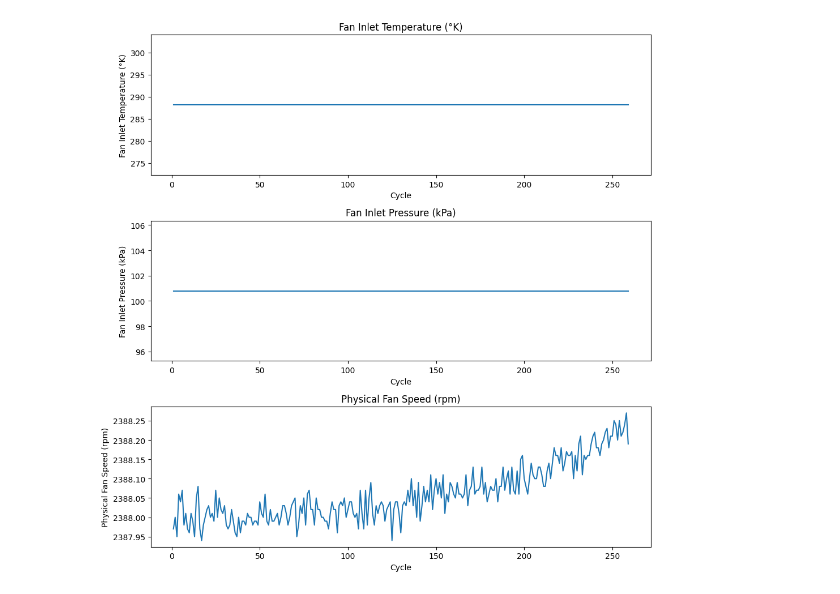
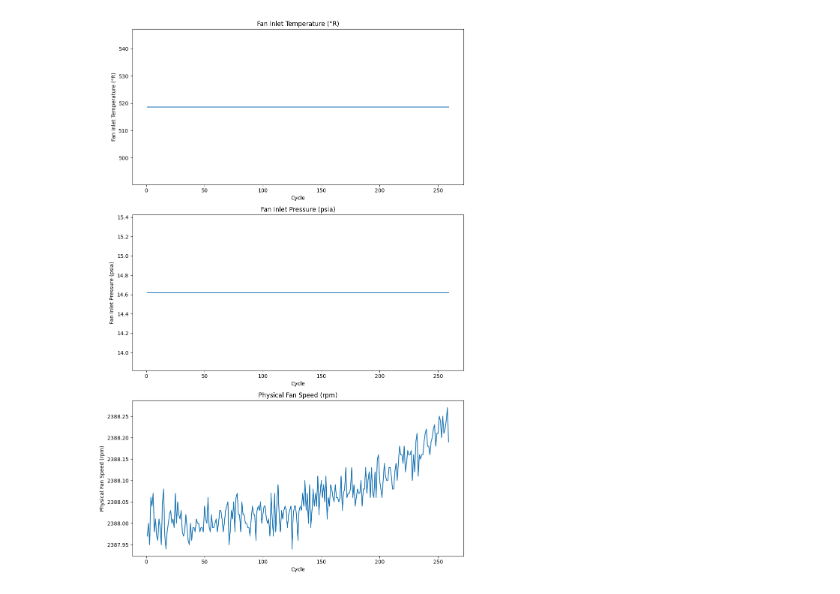
Before and after one commit to IVIOIST/rul-prediction, a Jupyter notebook: preprocessing.ipynb, the cells around one changed output. Cells and saved outputs as stored; diff of their text form; code cells hidden in the pictures.

```diff
--- a/preprocessing.ipynb
+++ b/preprocessing.ipynb
@@ -40,14 +40,3 @@ columns = [
     "High-Pressure Turbines Cool Air Flow",
     "Low-Pressure Turbines Cool Air Flow"
 ]
-# %%
-## Changing to SI units
-df.iloc[:, 5] = df.iloc[:, 5] * (5/9)   # Fan Inlet Temperature Rankine to Kelvin
-df.iloc[:, 6] = df.iloc[:, 6] * (5/9)   # LPC Outlet Temp Rankine to Kelvin
-df.iloc[:, 7] = df.iloc[:, 7] * (5/9)   # HPC Outlet Temp Rankine to Kelvin
-df.iloc[:, 8] = df.iloc[:, 8] * (5/9)   # LPT Outlet Temp Rankine to Kelvin
-df.iloc[:, 9] = df.iloc[:, 9] * 6.89476     # Fan Inlet Pressure psia to kPa
-df.iloc[:, 10] = df.iloc[:, 10] * 6.89476     # Bypass-Duct Pressure psia to kPa
-df.iloc[:, 11] = df.iloc[:, 11] * 6.89476     # HPC Outlet Pressure psia to kPa
-df.iloc[:, 15] = df.iloc[:, 15] * 6.89476     # HPC Outlet Static Pressure psia to kPa
-df.iloc[:, 16] = df.iloc[:, 16] * 0.00064516  # Mass flow rate to LPC outlet converted from pps/psia to m²/s
@@ -74,21 +78,76 @@ df.head()
 # %%
 # plot all cycles for engine 1 for sensor "Fan Inlet Temperature (°R)", "Fan Inlet Pressure (psia)", "Physical Fan Speed (rpm)" in 3 subplots
 engine_1 = df[df['engine'] == 7]
 
-fig, axs = plt.subplots(3, 1, figsize=(10, 10))
-axs[0].plot(engine_1['cycle'], engine_1['Fan Inlet Temperature (°K)'])
-axs[0].set_title('Fan Inlet Temperature (°K)')
+fig, axs = plt.subplots(3, 1, figsize=(10, 15))
+axs[0].plot(engine_1['cycle'], engine_1['Fan Inlet Temperature (°R)'])
+axs[0].set_title('Fan Inlet Temperature (°R)')
 axs[0].set_xlabel('Cycle')
-axs[0].set_ylabel('Fan Inlet Temperature (°K)')
-axs[1].plot(engine_1['cycle'], engine_1['Fan Inlet Pressure (kPa)'])
-axs[1].set_title('Fan Inlet Pressure (kPa)')
+axs[0].set_ylabel('Fan Inlet Temperature (°R)')
+axs[1].plot(engine_1['cycle'], engine_1['Fan Inlet Pressure (psia)'])
+axs[1].set_title('Fan Inlet Pressure (psia)')
 axs[1].set_xlabel('Cycle')
-axs[1].set_ylabel('Fan Inlet Pressure (kPa)')
+axs[1].set_ylabel('Fan Inlet Pressure (psia)')
 axs[2].plot(engine_1['cycle'], engine_1['Physical Fan Speed (rpm)'])
 axs[2].set_title('Physical Fan Speed (rpm)')
 axs[2].set_xlabel('Cycle')
 axs[2].set_ylabel('Physical Fan Speed (rpm)')
 plt.tight_layout()
 plt.show()
+
+# Calculate and visualize correlations between sensors
+sensor_cols = [col for col in df.columns if col not in ['engine', 'cycle']]
+correlation_matrix = df[sensor_cols].corr()
+
+plt.figure(figsize=(20,16))
+sns.heatmap(correlation_matrix, annot=True, cmap='coolwarm', linewidths=0.5)
+plt.title('Sensor Measurements Correlation Matrix')
+plt.show()
+
+# Normalize sensor data
+scaler = MinMaxScaler()
+df_normalized = df.copy()
+df_normalized[sensor_cols] = scaler.fit_transform(df[sensor_cols])
+
+def create_sequences(data, sequence_length):
+    sequences = []
+    targets = []
+
+    for engine in data['engine'].unique():
+        engine_data = data[data['engine'] == engine]
+        max_cycles = engine_data['cycle'].max()
+
+        for i in range(len(engine_data) - sequence_length):
+            sequence = engine_data.iloc[i:(i + sequence_length)]
+            target = max_cycles - (i + sequence_length)  # RUL
+            sequences.append(sequence[sensor_cols].values)
+            targets.append(target)
+
+    return np.array(sequences), np.array(targets)
+
+# Create sequences with 30-cycle lookback
+sequence_length = 30
+X, y = create_sequences(df_normalized, sequence_length)
+
+# Print dataset statistics
+print("Dataset Summary:")
+print("-" * 50)
+print(f"Number of engines: {len(df['engine'].unique())}")
+print(f"Average cycles per engine: {df.groupby('engine')['cycle'].max().mean():.2f}")
+print(f"Sequence shape: {X.shape}")
+print(f"Target shape: {y.shape}")
+print(f"Min RUL: {y.min():.2f}")
+print(f"Max RUL: {y.max():.2f}")
+
+# Check for data quality
+print("\nData Quality Check:")
+print("-" * 50)
+print("Missing values:")
+print(df_normalized.isna().sum().sum())
+
+# Save processed data
+np.save('data/processed/X_sequences.npy', X)
+np.save('data/processed/y_sequences.npy', y)
+df_normalized.to_csv('data/processed/train_FD001_processed.csv', index=False)
 # %% [output]
-[figure, old version]
+[figure, new version]
```
Also changed, not shown: parts of 25 cells of this notebook, 3 other files.
